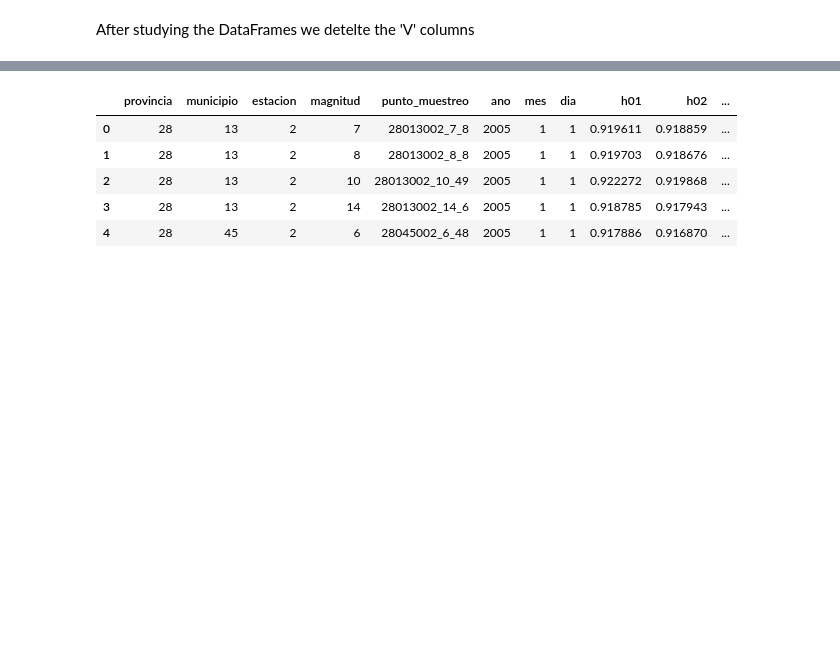
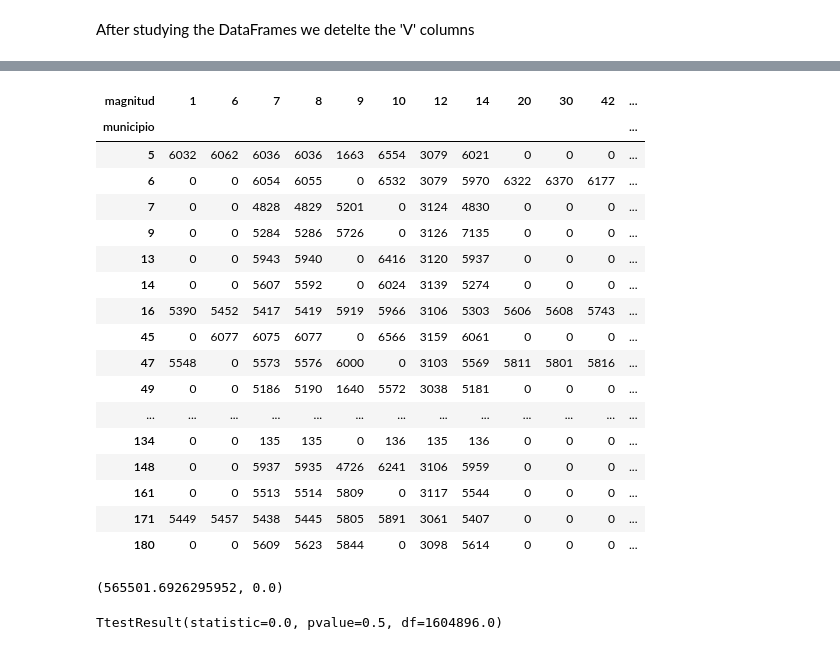
Before and after one commit to JCastillo1997/Inhale-the-present-exhale-the-past.-, a Jupyter notebook: Cleaning code/api_cleaning.ipynb, the cells around one changed output, grey strips where cells are left out. Cells and saved outputs as stored; diff of their text form; code cells hidden in the pictures; blank space fills up the shorter version.

```diff
--- a/Cleaning code/api_cleaning.ipynb
+++ b/Cleaning code/api_cleaning.ipynb
@@ -46,9 +80,0 @@ df_antes=df_antes.drop(columns_to_check,axis=1)
-# %%
-df_antes.head()
-# %% [output]
-|  | provincia | municipio | estacion | magnitud | punto_muestreo | ano | mes | dia | h01 | h02 | ... |
-| 0 | 28 | 13 | 2 | 7 | 28013002_7_8 | 2005 | 1 | 1 | 0.919611 | 0.918859 | ... |
-| 1 | 28 | 13 | 2 | 8 | 28013002_8_8 | 2005 | 1 | 1 | 0.919703 | 0.918676 | ... |
-| 2 | 28 | 13 | 2 | 10 | 28013002_10_49 | 2005 | 1 | 1 | 0.922272 | 0.919868 | ... |
-| 3 | 28 | 13 | 2 | 14 | 28013002_14_6 | 2005 | 1 | 1 | 0.918785 | 0.917943 | ... |
-| 4 | 28 | 45 | 2 | 6 | 28045002_6_48 | 2005 | 1 | 1 | 0.917886 | 0.916870 | ... |
@@ -54,0 +85,28 @@ df_antes.head()
+# %%
+cross_1= pd.crosstab(df_despues['municipio'],df_despues['magnitud'])
+cross_1
+# %% [output]
+| magnitud | 1 | 6 | 7 | 8 | 9 | 10 | 12 | 14 | 20 | 30 | 42 | ... |
+| municipio |  |  |  |  |  |  |  |  |  |  |  | ... |
+| 5 | 6032 | 6062 | 6036 | 6036 | 1663 | 6554 | 3079 | 6021 | 0 | 0 | 0 | ... |
+| 6 | 0 | 0 | 6054 | 6055 | 0 | 6532 | 3079 | 5970 | 6322 | 6370 | 6177 | ... |
+| 7 | 0 | 0 | 4828 | 4829 | 5201 | 0 | 3124 | 4830 | 0 | 0 | 0 | ... |
+| 9 | 0 | 0 | 5284 | 5286 | 5726 | 0 | 3126 | 7135 | 0 | 0 | 0 | ... |
+| 13 | 0 | 0 | 5943 | 5940 | 0 | 6416 | 3120 | 5937 | 0 | 0 | 0 | ... |
+| 14 | 0 | 0 | 5607 | 5592 | 0 | 6024 | 3139 | 5274 | 0 | 0 | 0 | ... |
+| 16 | 5390 | 5452 | 5417 | 5419 | 5919 | 5966 | 3106 | 5303 | 5606 | 5608 | 5743 | ... |
+| 45 | 0 | 6077 | 6075 | 6077 | 0 | 6566 | 3159 | 6061 | 0 | 0 | 0 | ... |
+| 47 | 5548 | 0 | 5573 | 5576 | 6000 | 0 | 3103 | 5569 | 5811 | 5801 | 5816 | ... |
+| 49 | 0 | 0 | 5186 | 5190 | 1640 | 5572 | 3038 | 5181 | 0 | 0 | 0 | ... |
+| ... | ... | ... | ... | ... | ... | ... | ... | ... | ... | ... | ... | ... |
+| 134 | 0 | 0 | 135 | 135 | 0 | 136 | 135 | 136 | 0 | 0 | 0 | ... |
+| 148 | 0 | 0 | 5937 | 5935 | 4726 | 6241 | 3106 | 5959 | 0 | 0 | 0 | ... |
+| 161 | 0 | 0 | 5513 | 5514 | 5809 | 0 | 3117 | 5544 | 0 | 0 | 0 | ... |
+| 171 | 5449 | 5457 | 5438 | 5445 | 5805 | 5891 | 3061 | 5407 | 0 | 0 | 0 | ... |
+| 180 | 0 | 0 | 5609 | 5623 | 5844 | 0 | 3098 | 5614 | 0 | 0 | 0 | ... |
+# %%
+estadistico, p_valor, ex, ddof = chi2_contingency(cross_1)
+
+estadistico, p_valor
+# %% [output]
+(565501.6926295952, 0.0)
@@ -54,0 +116,4 @@ df_antes.head()
+# %%
+ttest_ind(datos_ant,datos_des,alternative='less')
+# %% [output]
+TtestResult(statistic=0.0, pvalue=0.5, df=1604896.0)
```
Also changed, not shown: parts of 11 cells of this notebook, 6 other files.
